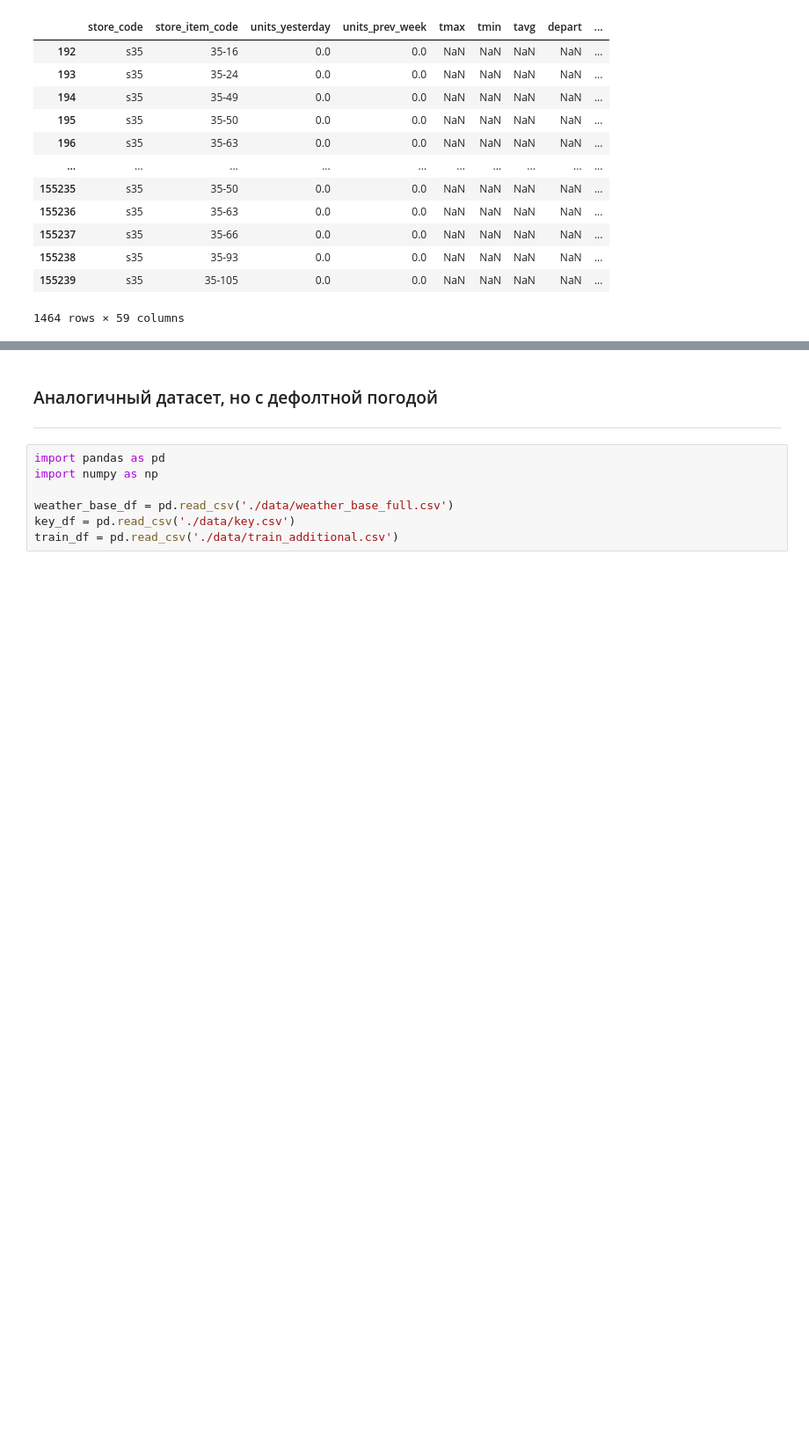
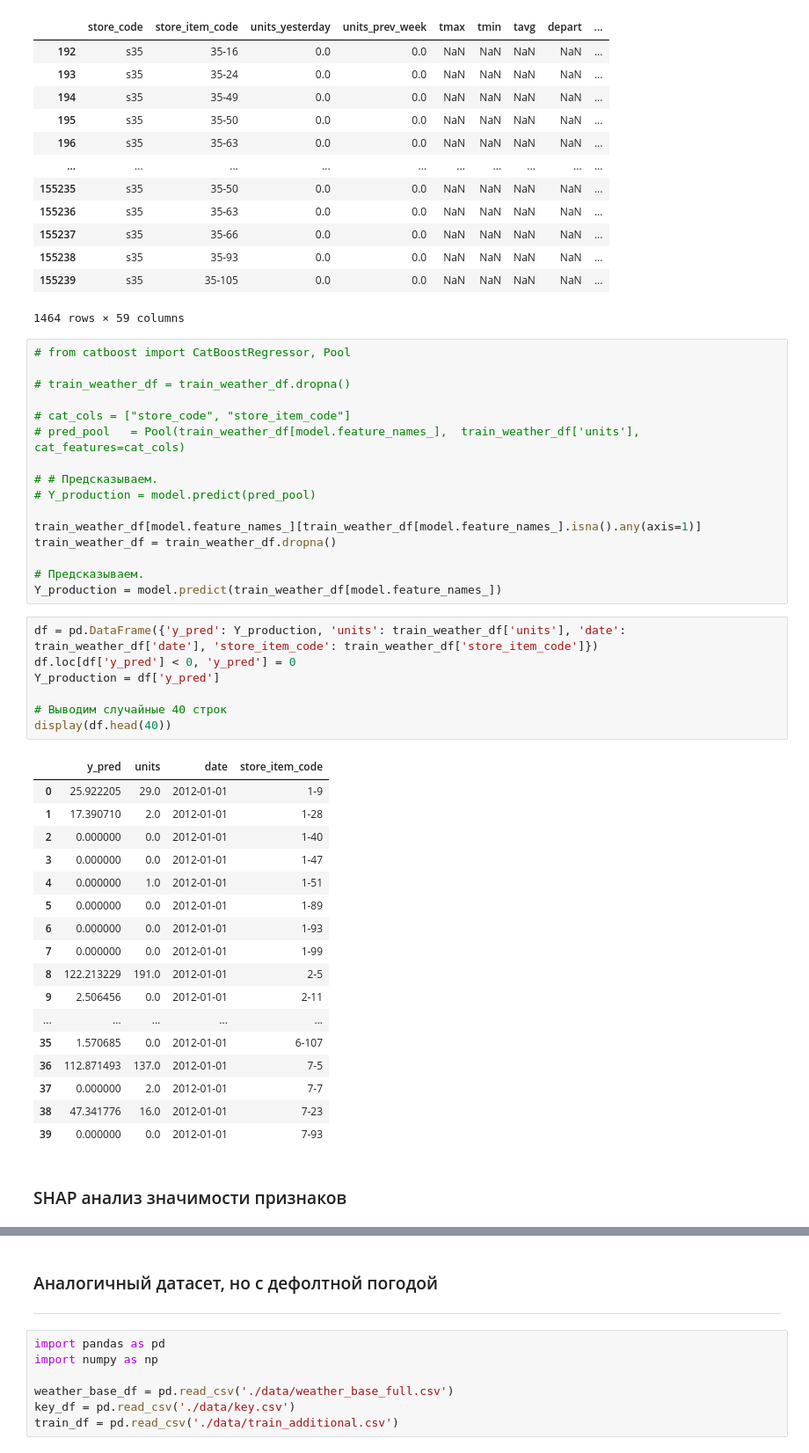
Before and after one commit to AndreyKotelnikov/MFTI_Hackathon_Walmart, a Jupyter notebook: research/AlexZyryanov/5. Таблица для предсказаний.ipynb, the cells around one changed output, grey strips where cells are left out. Shown at 88% size. Saved outputs shown, nothing was run; the diff lists cells and outputs as text; blank space fills up the shorter version.

```diff
--- a/research/AlexZyryanov/5. Таблица для предсказаний.ipynb
+++ b/research/AlexZyryanov/5. Таблица для предсказаний.ipynb
@@ -221,3 +221,46 @@ train_weather_df[model.feature_names_][train_weather_df[model.feature_names_].is
 | 155238 | s35 | 35-93 | 0.0 | 0.0 | NaN | NaN | NaN | NaN | ... |
 | 155239 | s35 | 35-105 | 0.0 | 0.0 | NaN | NaN | NaN | NaN | ... |
 1464 rows × 59 columns
+# %%
+# from catboost import CatBoostRegressor, Pool
+
+# train_weather_df = train_weather_df.dropna()
+
+# cat_cols = ["store_code", "store_item_code"]
+# pred_pool   = Pool(train_weather_df[model.feature_names_],  train_weather_df['units'],  cat_features=cat_cols)
+
+# # Предсказываем.
+# Y_production = model.predict(pred_pool)
+
+train_weather_df[model.feature_names_][train_weather_df[model.feature_names_].isna().any(axis=1)]
+train_weather_df = train_weather_df.dropna()
+
+# Предсказываем.
+Y_production = model.predict(train_weather_df[model.feature_names_])
+# %%
+df = pd.DataFrame({'y_pred': Y_production, 'units': train_weather_df['units'], 'date': train_weather_df['date'], 'store_item_code': train_weather_df['store_item_code']})
+df.loc[df['y_pred'] < 0, 'y_pred'] = 0
+Y_production = df['y_pred']
+
+# Выводим случайные 40 строк
+display(df.head(40))
+# %% [output]
+|  | y_pred | units | date | store_item_code |
+| 0 | 25.922205 | 29.0 | 2012-01-01 | 1-9 |
+| 1 | 17.390710 | 2.0 | 2012-01-01 | 1-28 |
+| 2 | 0.000000 | 0.0 | 2012-01-01 | 1-40 |
+| 3 | 0.000000 | 0.0 | 2012-01-01 | 1-47 |
+| 4 | 0.000000 | 1.0 | 2012-01-01 | 1-51 |
+| 5 | 0.000000 | 0.0 | 2012-01-01 | 1-89 |
+| 6 | 0.000000 | 0.0 | 2012-01-01 | 1-93 |
+| 7 | 0.000000 | 0.0 | 2012-01-01 | 1-99 |
+| 8 | 122.213229 | 191.0 | 2012-01-01 | 2-5 |
+| 9 | 2.506456 | 0.0 | 2012-01-01 | 2-11 |
+| ... | ... | ... | ... | ... |
+| 35 | 1.570685 | 0.0 | 2012-01-01 | 6-107 |
+| 36 | 112.871493 | 137.0 | 2012-01-01 | 7-5 |
+| 37 | 0.000000 | 2.0 | 2012-01-01 | 7-7 |
+| 38 | 47.341776 | 16.0 | 2012-01-01 | 7-23 |
+| 39 | 0.000000 | 0.0 | 2012-01-01 | 7-93 |
+# %% [markdown]
+### SHAP анализ значимости признаков
```
Also changed, not shown: parts of 14 cells of this notebook, 2 other files.
